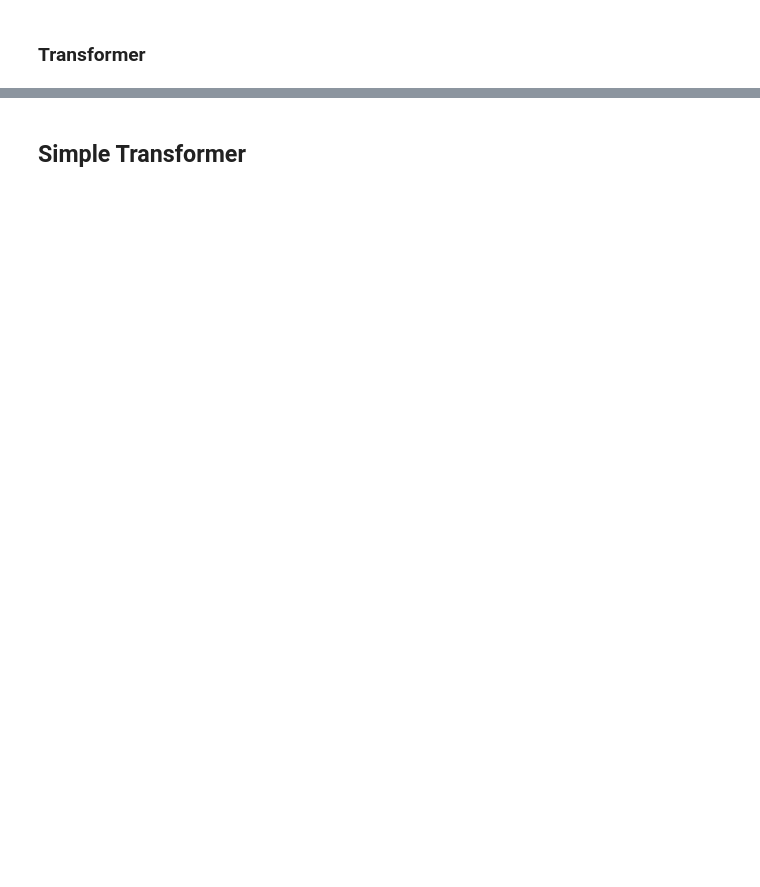
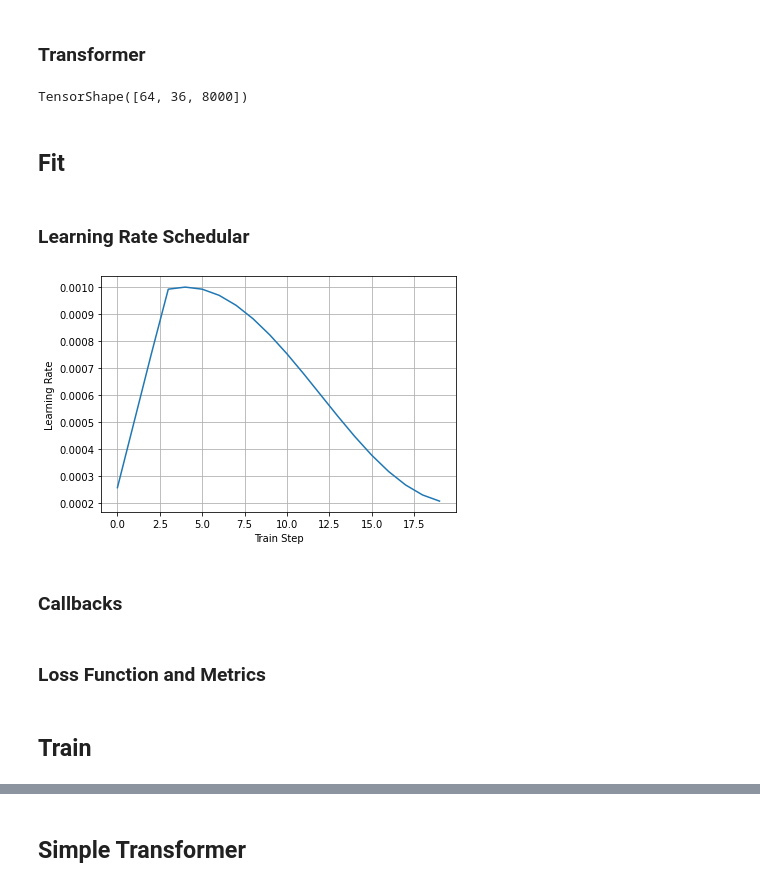
Before and after one commit to cawandmilk/paper-implementation, a Jupyter notebook: papers/[021] Attention Is All You Need/paper.ipynb, the cells around one changed output, grey strips where cells are left out. Cells and saved outputs as stored; diff of their text form; code cells hidden in the pictures; blank space fills up the shorter version.

```diff
--- a/papers/[021] Attention Is All You Need/paper.ipynb
+++ b/papers/[021] Attention Is All You Need/paper.ipynb
@@ -420,0 +784,66 @@ def transformer(vocab_size, num_layers, dff, d_model, num_heads, dropout, name =
+# %%
+sample_transformer = Transformer(
+    num_layers = 2, d_model = 512, num_heads = 8, dff = 2048,
+    input_vocab_size = 8500, target_vocab_size = 8000,
+    pe_input = 10000, pe_target = 6000)
+
+temp_input = tf.random.uniform((64, 38), dtype=tf.int64, minval = 0, maxval = 200)
+temp_target = tf.random.uniform((64, 36), dtype=tf.int64, minval = 0, maxval = 200)
+
+fn_out, _ = sample_transformer((temp_input, temp_target, None, None, None), training = False)
+
+fn_out.shape  # (batch_size, tar_seq_len, target_vocab_size)
+# %% [output]
+TensorShape([64, 36, 8000])
+# %% [markdown]
+## **Fit**
+# %% [markdown]
+### **Learning Rate Schedular**
+# %%
+class CustomSchedule(tf.keras.optimizers.schedules.LearningRateSchedule):
+    def __init__(
+        self,
+        d_model = HPARAMS.d_model,
+        warmup_epochs = HPARAMS.warmup_epochs,
+        init_lr = HPARAMS.init_lr,
+        min_lr = HPARAMS.min_lr,
+        alpha = HPARAMS.alpha,
+    ):
+        super(CustomSchedule, self).__init__()
+
+        self.d_model = d_model
+        self.d_model = tf.cast(self.d_model, tf.float32)
+
+        self.warmup_epochs = warmup_epochs
+        self.init_lr = init_lr
+        self.min_lr = min_lr
+        self.alpha = alpha
+
+        self.cosine_decay = tf.keras.experimental.CosineDecay(
+            initial_learning_rate = self.init_lr,
+            decay_steps = HPARAMS.epochs - self.warmup_epochs,
+            alpha = self.alpha,
+        )
+
+    def __call__(
+        self,
+        step,
+    ):
+        arg1 = (self.init_lr - self.min_lr) * (step + 1) / self.warmup_epochs + self.min_lr
+        arg2 = self.cosine_decay(step - self.warmup_epochs)
+
+        return tf.math.minimum(arg1, arg2)
+# %%
+temp_learning_rate_schedule = CustomSchedule(HPARAMS.d_model)
+
+plt.plot(temp_learning_rate_schedule(tf.range(HPARAMS.epochs, dtype = tf.float32)))
+plt.ylabel("Learning Rate")
+plt.xlabel("Train Step")
+
+plt.grid(True)
+plt.tight_layout()
+plt.show()
+# %% [output]
+[figure, added]
+# %% [markdown]
+### **Callbacks**
@@ -420,0 +885,2 @@ def transformer(vocab_size, num_layers, dff, d_model, num_heads, dropout, name =
+# %% [markdown]
+### **Loss Function and Metrics**
@@ -420,0 +914,2 @@ def transformer(vocab_size, num_layers, dff, d_model, num_heads, dropout, name =
+# %% [markdown]
+## **Train**
```
Also changed, not shown: parts of 95 cells of this notebook, 1 other file.
